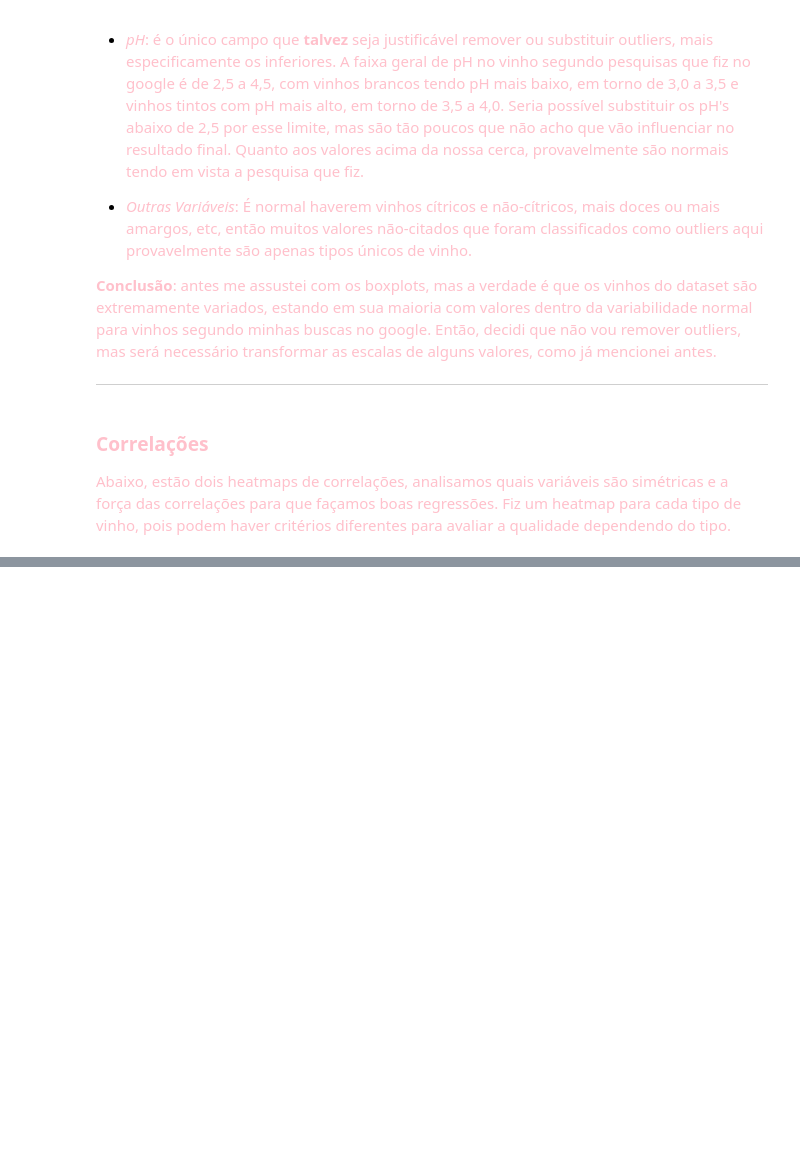
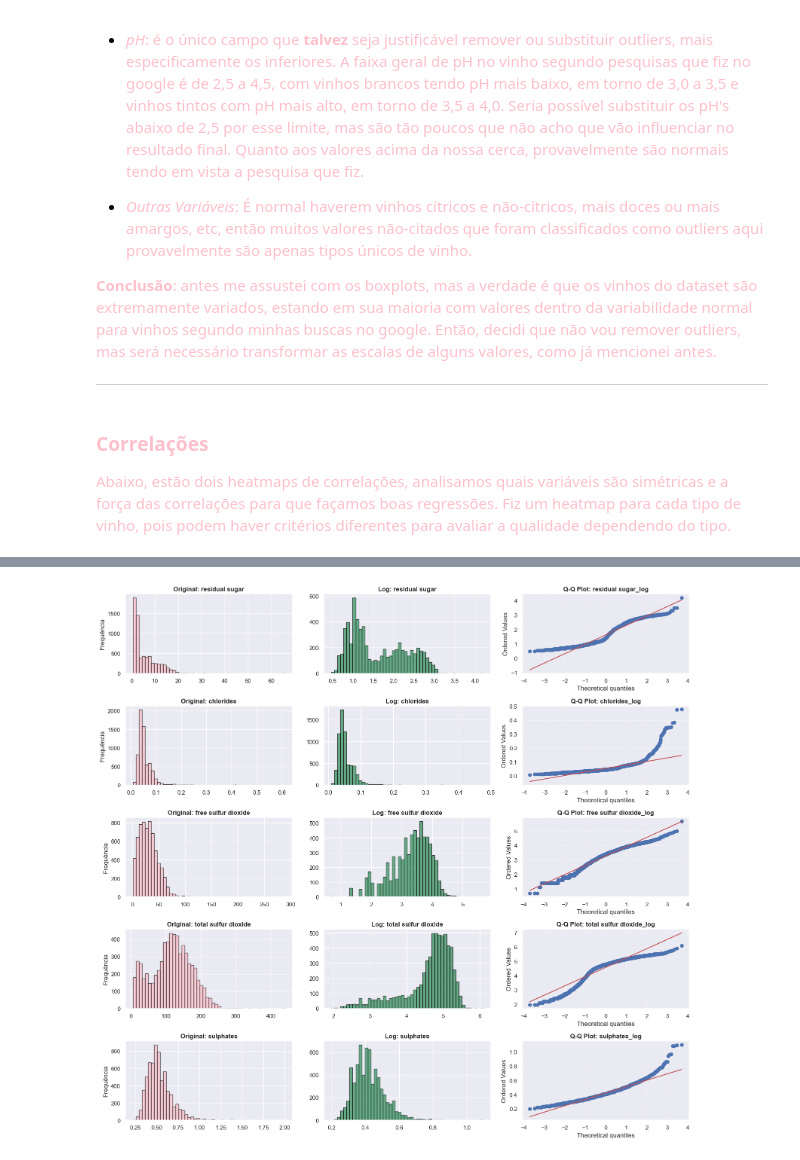
Before and after one commit to viabdon/wine-quality-statistical-analysis, a Jupyter notebook: notebooks/projeto.ipynb, the cells around one changed output, grey strips where cells are left out. Drawn from its saved outputs; the diff is of its cells as text; code cells hidden in the pictures; blank space fills up the shorter version.

```diff
--- a/notebooks/projeto.ipynb
+++ b/notebooks/projeto.ipynb
@@ -268,0 +293,33 @@ plt.show()
+# %%
+# Variáveis para transformar (assimétricas identificadas)
+skewed_vars = ['residual sugar', 'chlorides', 'free sulfur dioxide',
+               'total sulfur dioxide', 'sulphates']
+
+df_transformed = df.copy()
+for var in skewed_vars:
+    # Log (adicionamos uma pequena constante para evitar log(0))
+    df_transformed[f'{var} log'] = np.log1p(df[var])
+
+# Comparação de gráficos
+fig, axes = plt.subplots(len(skewed_vars), 3, figsize=(16, 3*len(skewed_vars)))
+
+for idx, var in enumerate(skewed_vars):
+    # Histograma Original
+    axes[idx, 0].hist(df[var], bins=50, edgecolor='black', alpha=0.7, color='pink')
+    axes[idx, 0].set_title(f'Original: {var}', fontweight='bold')
+    axes[idx, 0].set_ylabel('Frequência')
+
+    # Histograma Transformado
+    axes[idx, 1].hist(df_transformed[f'{var} log'], bins=50, edgecolor='black',
+                      alpha=0.7, color='seagreen')
+    axes[idx, 1].set_title(f'Log: {var}', fontweight='bold')
+
+    # Q-Q Plot para identificar se os dados seguem a distribuição normal
+    stats.probplot(df_transformed[f'{var} log'], dist="norm", plot=axes[idx, 2])
+    axes[idx, 2].set_title(f'Q-Q Plot: {var}_log', fontweight='bold')
+    axes[idx, 2].grid(alpha=0.3)
+
+plt.tight_layout()
+plt.show()
+# %% [output]
+[figure, added]
```
Also changed, not shown: parts of 8 cells of this notebook.
